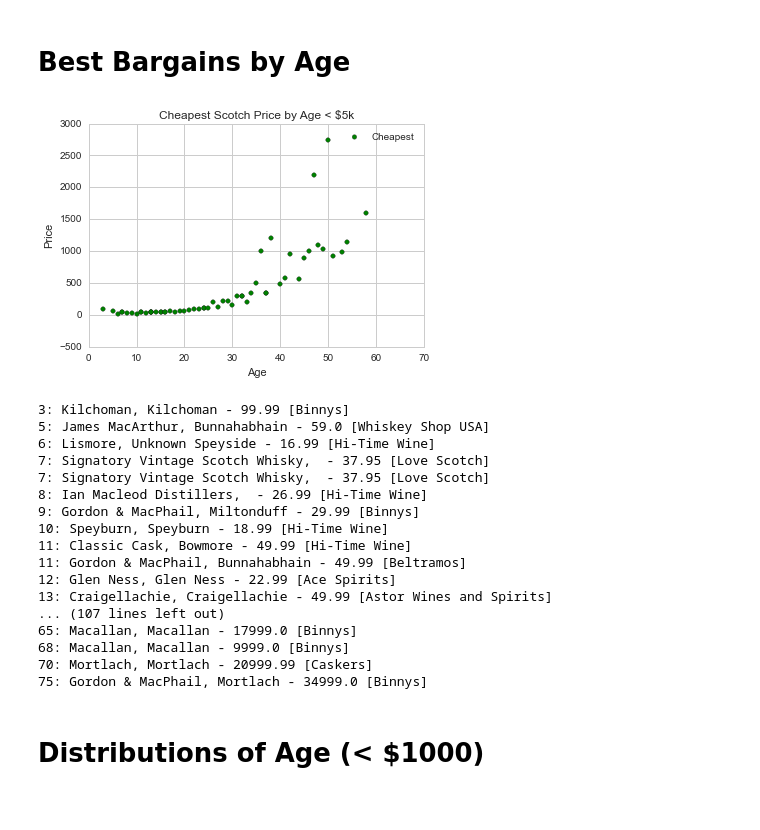
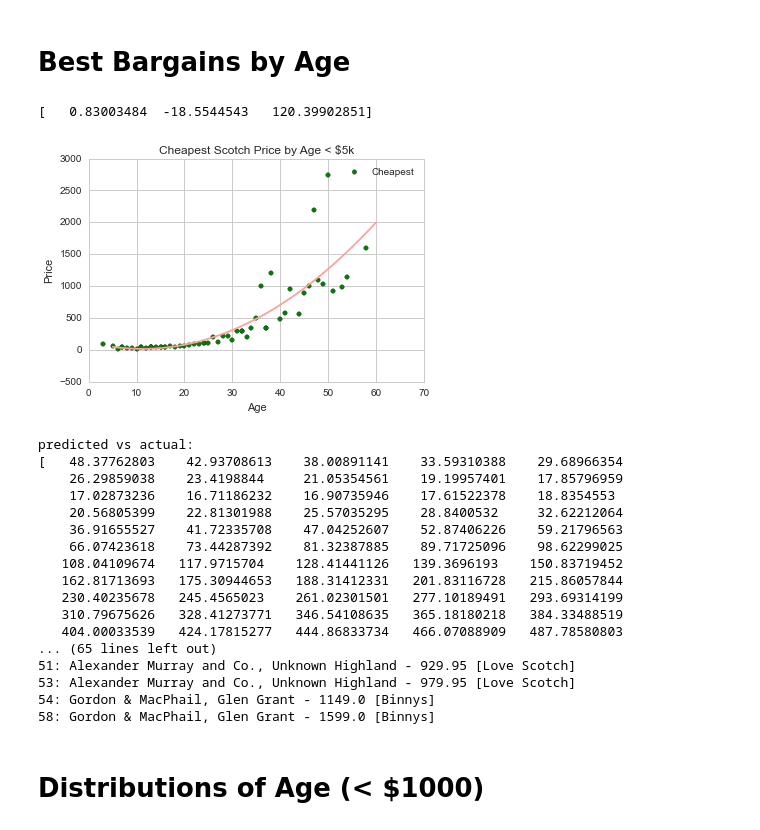
Before and after one commit to bdetweiler/math-8756-final-project, a Jupyter notebook: src/Analyze Scotch.ipynb, the cells around one changed output. Drawn from its saved outputs; the diff is of its cells as text; code cells hidden in the pictures.

```diff
--- a/src/Analyze Scotch.ipynb
+++ b/src/Analyze Scotch.ipynb
@@ -583,14 +596,14 @@ for age in range(1, 80):
                          Price.PRICE < 5000)
     cheapos = [(producer.NAME, distillery.NAME, scotch.AGE, price.PRICE, retailer.NAME) for scotch, price, producer, distillery, retailer in cheap_scotch_rs]
 
-    expensive_scotch_rs = scotch_store.find((Scotch, Price, Producer, Distillery, Retailer),
-                         Price.SCOTCH == Scotch.SCOTCH_ID,
-                         Price.RETAILER == Retailer.RETAILER_ID,
-                         Producer.PRODUCER_ID == Scotch.PRODUCER,
-                         Distillery.DISTILLERY_ID == Scotch.DISTILLERY,
-                         Scotch.AGE == age,
-                         Price.PRICE == maxPrice)
-    expensives = [(producer.NAME, distillery.NAME, scotch.AGE, price.PRICE, retailer.NAME) for scotch, price, producer, distillery, retailer in expensive_scotch_rs]
+    #expensive_scotch_rs = scotch_store.find((Scotch, Price, Producer, Distillery, Retailer),
+    #                     Price.SCOTCH == Scotch.SCOTCH_ID,
+    #                     Price.RETAILER == Retailer.RETAILER_ID,
+    #                     Producer.PRODUCER_ID == Scotch.PRODUCER,
+    #                     Distillery.DISTILLERY_ID == Scotch.DISTILLERY,
+    #                     Scotch.AGE == age,
+    #                     Price.PRICE == maxPrice)
+    #expensives = [(producer.NAME, distillery.NAME, scotch.AGE, price.PRICE, retailer.NAME) for scotch, price, producer, distillery, retailer in expensive_scotch_rs]
 
     if (len(cheapos) != 0):
         for j in range(0, len(cheapos)):
@@ -598,64 +611,76 @@ for age in range(1, 80):
             cheap_ages.append(cheapos[j][2])
             cheap_prices.append(cheapos[j][3])
 
-    if (len(expensives) != 0):
-        for j in range(0, len(expensives)):
-            expensive_scotch.append(expensives[j])
-            expensive_ages.append(expensives[j][2])
-            expensive_prices.append(expensives[j][3])
+    #if (len(expensives) != 0):
+        #for j in range(0, len(expensives)):
+            #expensive_scotch.append(expensives[j])
+            #expensive_ages.append(expensives[j][2])
+            #expensive_prices.append(expensives[j][3])
 
 
 
 cheap_ages_matr = []
 
 # XXX: Experimenting trying to get a curve fit here. I have a feeling I could get a pretty decent fit with x = 2^(y/2) or similar,
 #      but my PySkills are weak. :/
 
 #for age in cheap_ages:
 #    cheap_ages_matr.append([age])
 
 #svr_rbf = SVR(kernel='rbf', C=1e3, gamma=0.1)
 #prices_rbf = svr_rbf.fit(cheap_ages_matr, cheap_prices).predict(cheap_ages_matr)
 # curve_fit(f, cheap_ages, cheap_prices, p0=None, sigma=None, **kw)
 # plt.plot(cheap_ages, non_lin_curve(cheap_ages), c='blue', label='RBF model')
+
+p2 = np.polyfit(cheap_ages, cheap_prices, 2)
+print p2
+
+
 plt.scatter(cheap_ages, cheap_prices, c='green', label='Cheapest')
+plt.plot(ls, np.polyval(p2, ls), 'r-')
 
-#plt.scatter(expensive_ages, expensive_prices, c='red', label='Most Expensive')
+
 plt.xlabel('Age')
 plt.ylabel('Price')
 plt.title('Cheapest Scotch Price by Age < $5k')
 plt.legend()
 plt.show()
 
+yfit = p2[0] * x + p2[1]
+print "predicted vs actual: "
+print np.polyval(p2, ls)
+print cheap_prices
 for i in range(0, len(cheap_scotch)):
     print str(cheap_scotch[i][2]) + ": " + cheap_scotch[i][0] + ", " + cheap_scotch[i][1] + " - " + str(cheap_scotch[i][3]) + " [" + cheap_scotch[i][4] + "]"
 
-for i in range(0, len(expensive_scotch)):
-    print str(expensive_scotch[i][2]) + ": " + expensive_scotch[i][0] + ", " + expensive_scotch[i][1] + " - " + str(expensive_scotch[i][3]) + " [" + expensive_scotch[i][4] + "]"
+# Expensives are all over the place.
+# for i in range(0, len(expensive_scotch)):
+#    print str(expensive_scotch[i][2]) + ": " + expensive_scotch[i][0] + ", " + expensive_scotch[i][1] + " - " + str(expensive_scotch[i][3]) + " [" + expensive_scotch[i][4] + "]"
 
 
 scotch_store.flush()
 scotch_store.commit()
 scotch_store.close()
 # %% [output]
+[   0.83003484  -18.5544543   120.39902851]
-[figure, old version]
+[figure, new version]
-3: Kilchoman, Kilchoman - 99.99 [Binnys]
-5: James MacArthur, Bunnahabhain - 59.0 [Whiskey Shop USA]
-6: Lismore, Unknown Speyside - 16.99 [Hi-Time Wine]
-7: Signatory Vintage Scotch Whisky,  - 37.95 [Love Scotch]
-7: Signatory Vintage Scotch Whisky,  - 37.95 [Love Scotch]
-8: Ian Macleod Distillers,  - 26.99 [Hi-Time Wine]
-9: Gordon & MacPhail, Miltonduff - 29.99 [Binnys]
-10: Speyburn, Speyburn - 18.99 [Hi-Time Wine]
-11: Classic Cask, Bowmore - 49.99 [Hi-Time Wine]
-11: Gordon & MacPhail, Bunnahabhain - 49.99 [Beltramos]
-12: Glen Ness, Glen Ness - 22.99 [Ace Spirits]
-13: Craigellachie, Craigellachie - 49.99 [Astor Wines and Spirits]
-... (107 lines left out)
-65: Macallan, Macallan - 17999.0 [Binnys]
-68: Macallan, Macallan - 9999.0 [Binnys]
-70: Mortlach, Mortlach - 20999.99 [Caskers]
-75: Gordon & MacPhail, Mortlach - 34999.0 [Binnys]
+predicted vs actual:
+[   48.37762803    42.93708613    38.00891141    33.59310388    29.68966354
+    26.29859038    23.4198844     21.05354561    19.19957401    17.85796959
+    17.02873236    16.71186232    16.90735946    17.61522378    18.8354553
+    20.56805399    22.81301988    25.57035295    28.8400532     32.62212064
+    36.91655527    41.72335708    47.04252607    52.87406226    59.21796563
+    66.07423618    73.44287392    81.32387885    89.71725096    98.62299025
+   108.04109674   117.9715704    128.41441126   139.3696193    150.83719452
+   162.81713693   175.30944653   188.31412331   201.83116728   215.86057844
+   230.40235678   245.4565023    261.02301501   277.10189491   293.69314199
+   310.79675626   328.41273771   346.54108635   365.18180218   384.33488519
+   404.00033539   424.17815277   444.86833734   466.07088909   487.78580803
+... (65 lines left out)
+51: Alexander Murray and Co., Unknown Highland - 929.95 [Love Scotch]
+53: Alexander Murray and Co., Unknown Highland - 979.95 [Love Scotch]
+54: Gordon & MacPhail, Glen Grant - 1149.0 [Binnys]
+58: Gordon & MacPhail, Glen Grant - 1599.0 [Binnys]
 # %% [markdown]
 # Distributions of Age (< $1000)
 # %%
```
Also changed, not shown: parts of 9 cells of this notebook, 5 other files.
